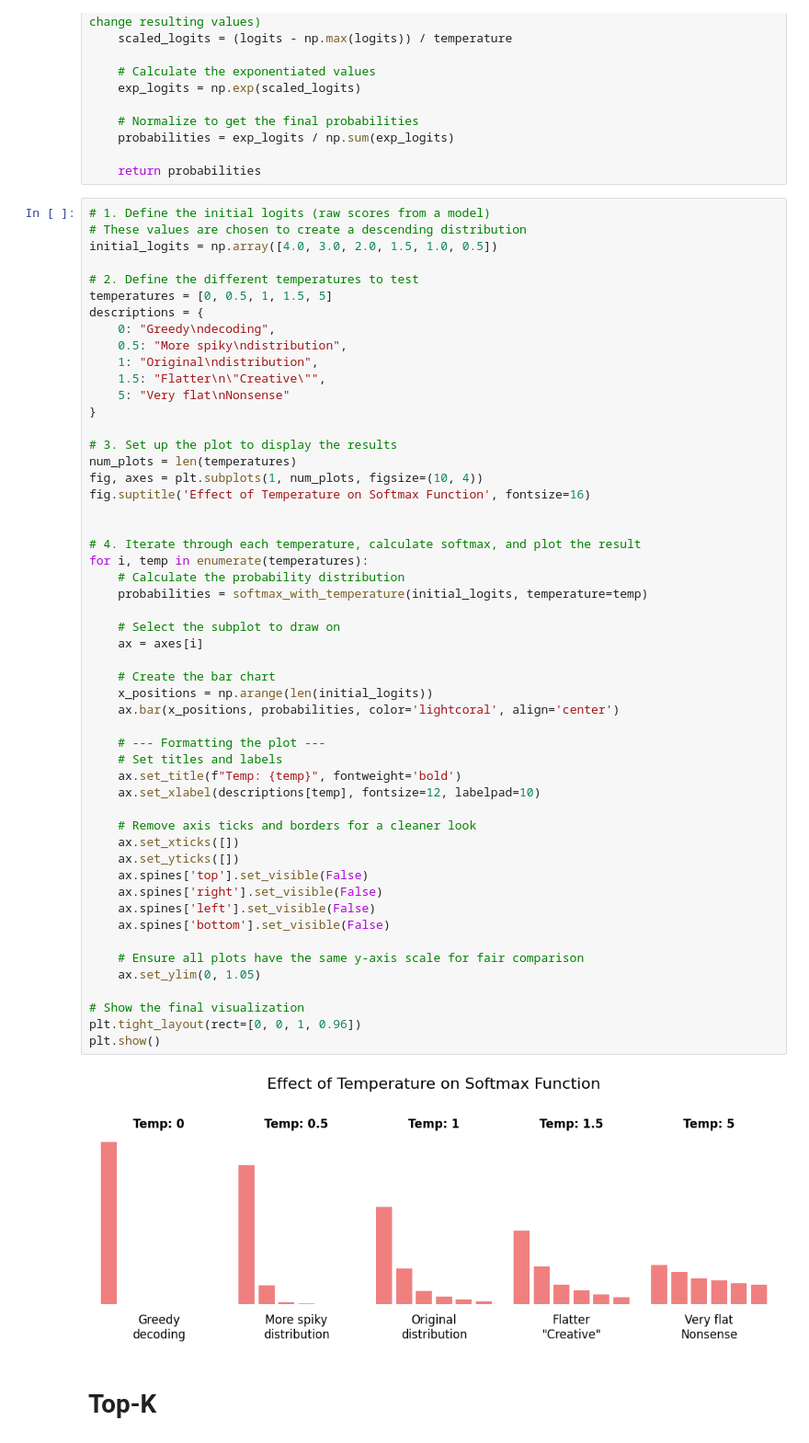
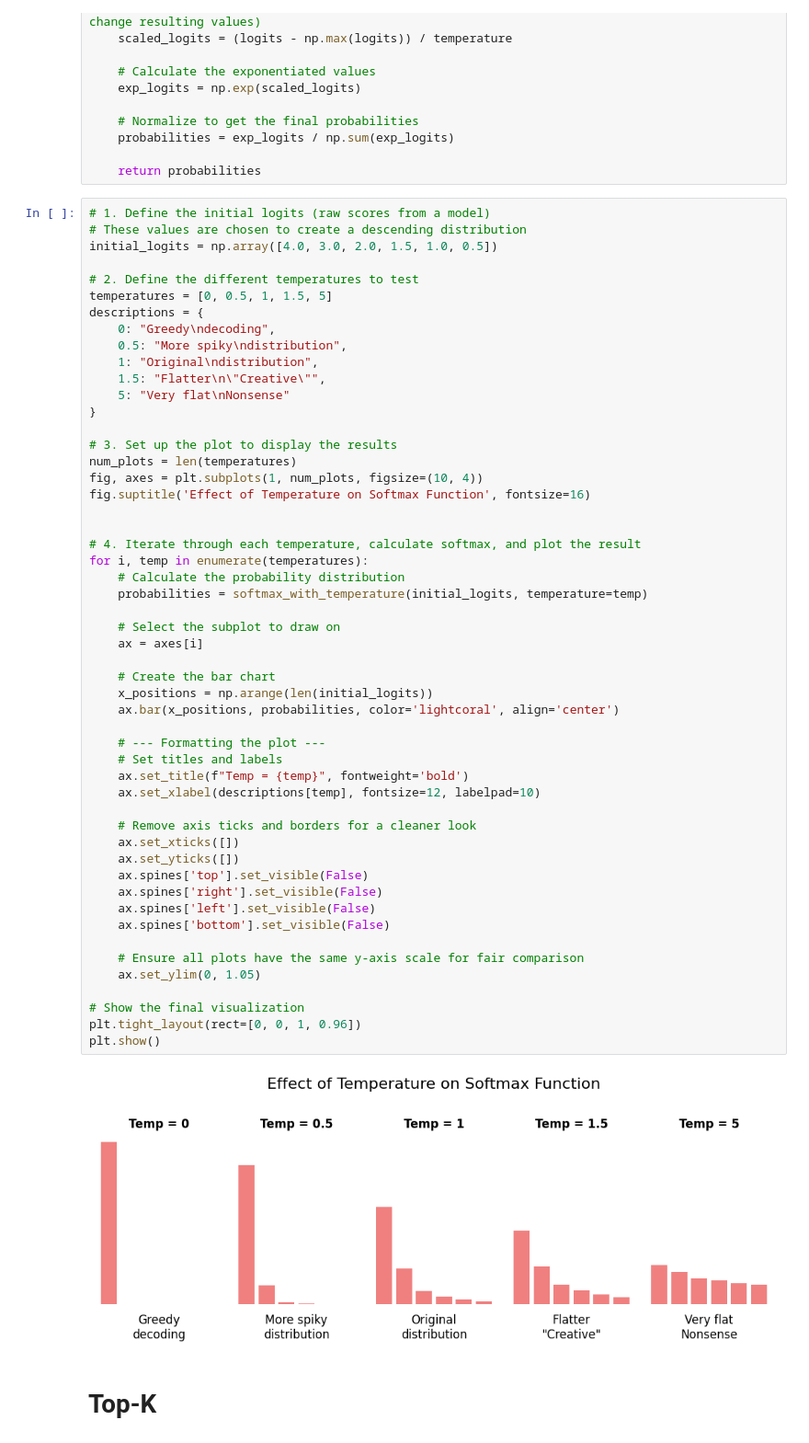
Before and after one commit to sukhitashvili/GenAI_parameters_temperature_topK_topP, a Jupyter notebook: visualize_parameters.ipynb, the cells around one changed output. Shown at 92% size. Drawn from its saved outputs; the diff is of its cells as text.

Commit message:
updated image titles

```diff
--- a/visualize_parameters.ipynb
+++ b/visualize_parameters.ipynb
@@ -57,35 +57,35 @@ fig.suptitle('Effect of Temperature on Softmax Function', fontsize=16)
 for i, temp in enumerate(temperatures):
     # Calculate the probability distribution
     probabilities = softmax_with_temperature(initial_logits, temperature=temp)
 
     # Select the subplot to draw on
     ax = axes[i]
 
     # Create the bar chart
     x_positions = np.arange(len(initial_logits))
     ax.bar(x_positions, probabilities, color='lightcoral', align='center')
 
     # --- Formatting the plot ---
     # Set titles and labels
-    ax.set_title(f"Temp: {temp}", fontweight='bold')
+    ax.set_title(f"Temp = {temp}", fontweight='bold')
     ax.set_xlabel(descriptions[temp], fontsize=12, labelpad=10)
 
     # Remove axis ticks and borders for a cleaner look
     ax.set_xticks([])
     ax.set_yticks([])
     ax.spines['top'].set_visible(False)
     ax.spines['right'].set_visible(False)
     ax.spines['left'].set_visible(False)
     ax.spines['bottom'].set_visible(False)
 
     # Ensure all plots have the same y-axis scale for fair comparison
     ax.set_ylim(0, 1.05)
 
 # Show the final visualization
 plt.tight_layout(rect=[0, 0, 1, 0.96])
 plt.show()
 # %% [output]
-[figure, old version]
+[figure, new version]
 # %% [markdown]
 # Top-K
 # %%
```
Also changed, not shown: 1 other file.
